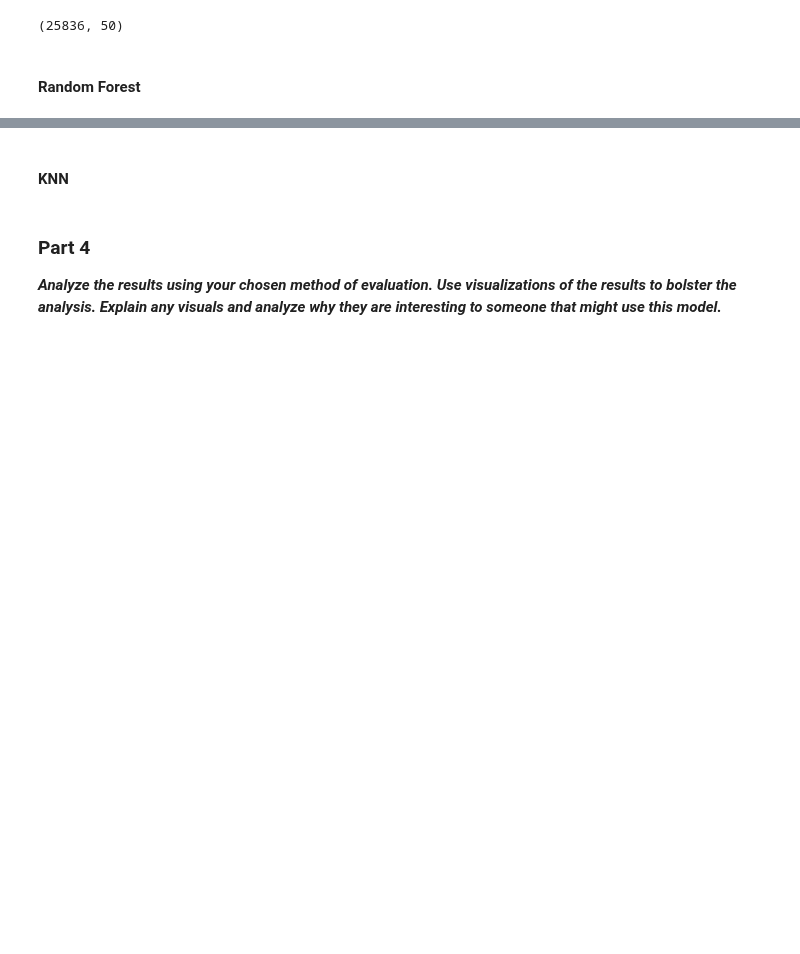
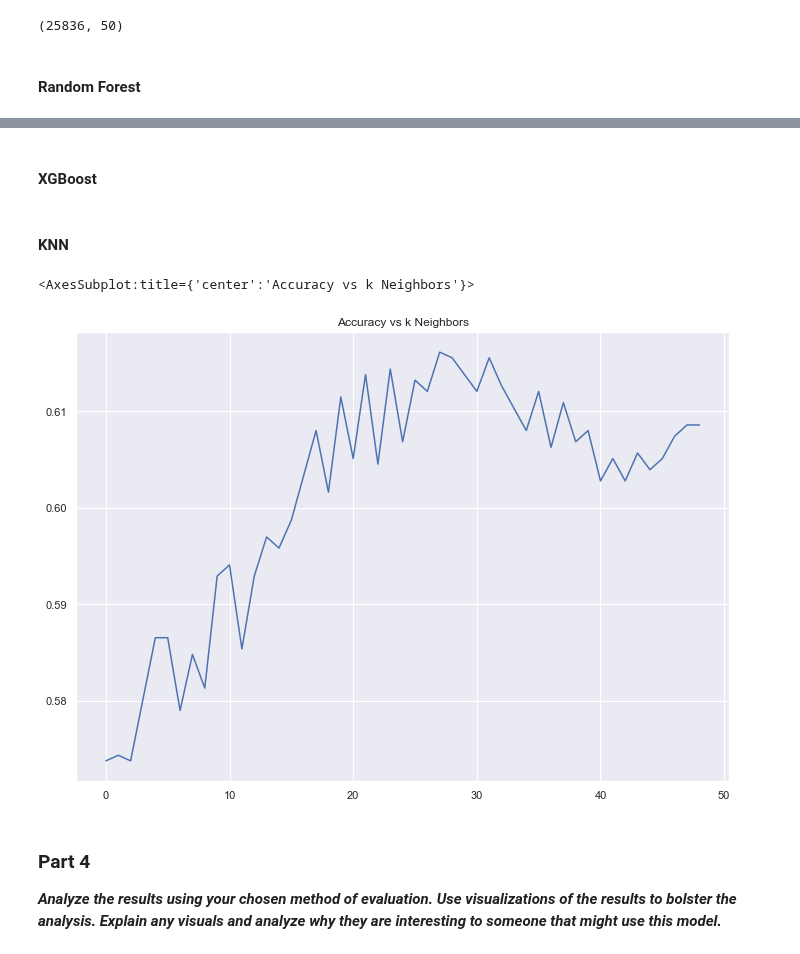
Before and after one commit to ChadKwong/DDSMachineLearning1, a Jupyter notebook: Lab 2/Lab 2.ipynb, the cells around one changed output, grey strips where cells are left out. Cells and saved outputs as stored; diff of their text form; code cells hidden in the pictures; blank space fills up the shorter version.

```diff
--- a/Lab 2/Lab 2.ipynb
+++ b/Lab 2/Lab 2.ipynb
@@ -597,2 +604,4 @@ xgb.fit(xTrain,yTrainBin)
+# %% [markdown]
+#### XGBoost
 # %% [markdown]
 #### KNN
@@ -599,3 +610,20 @@ xgb.fit(xTrain,yTrainBin)
+# %%
+# k-NN Model for Education Prediction
+knnAccs = []
+neighbors = 50
+
+for i in range(1,neighbors):
+    knn = KNeighborsClassifier(n_neighbors = i)
+    knn.fit(educXTrain, educYTrain)
+    yHatKnn = knn.predict(educXTest)
+    knnAccs.append(mt.accuracy_score(educYTest,yHatKnn))
+
+knnAccs = pd.Series(data = knnAccs)
+print()
+knnAccs.plot(title='Accuracy vs k Neighbors')
+# %% [output]
+<AxesSubplot:title={'center':'Accuracy vs k Neighbors'}>
+[figure, added]
 # %% [markdown]
 ### Part 4
 
```
Also changed, not shown: parts of 11 cells of this notebook.
